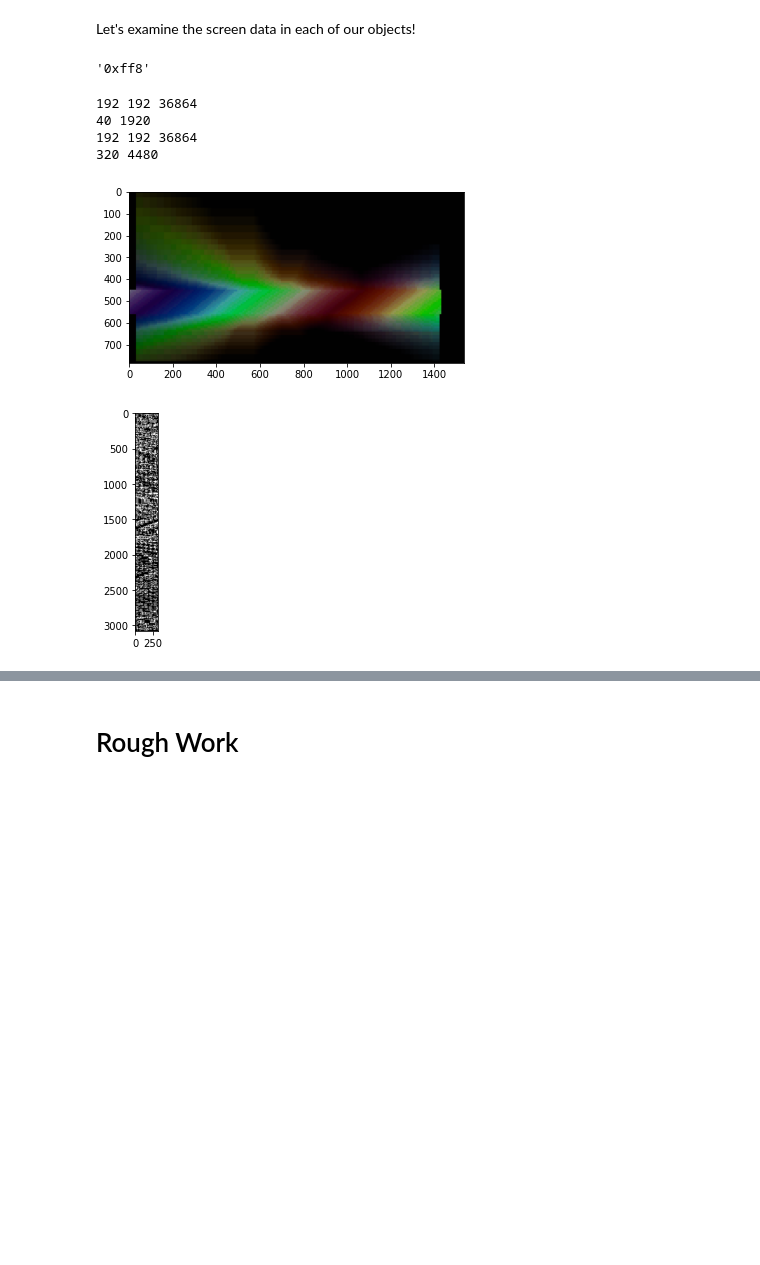
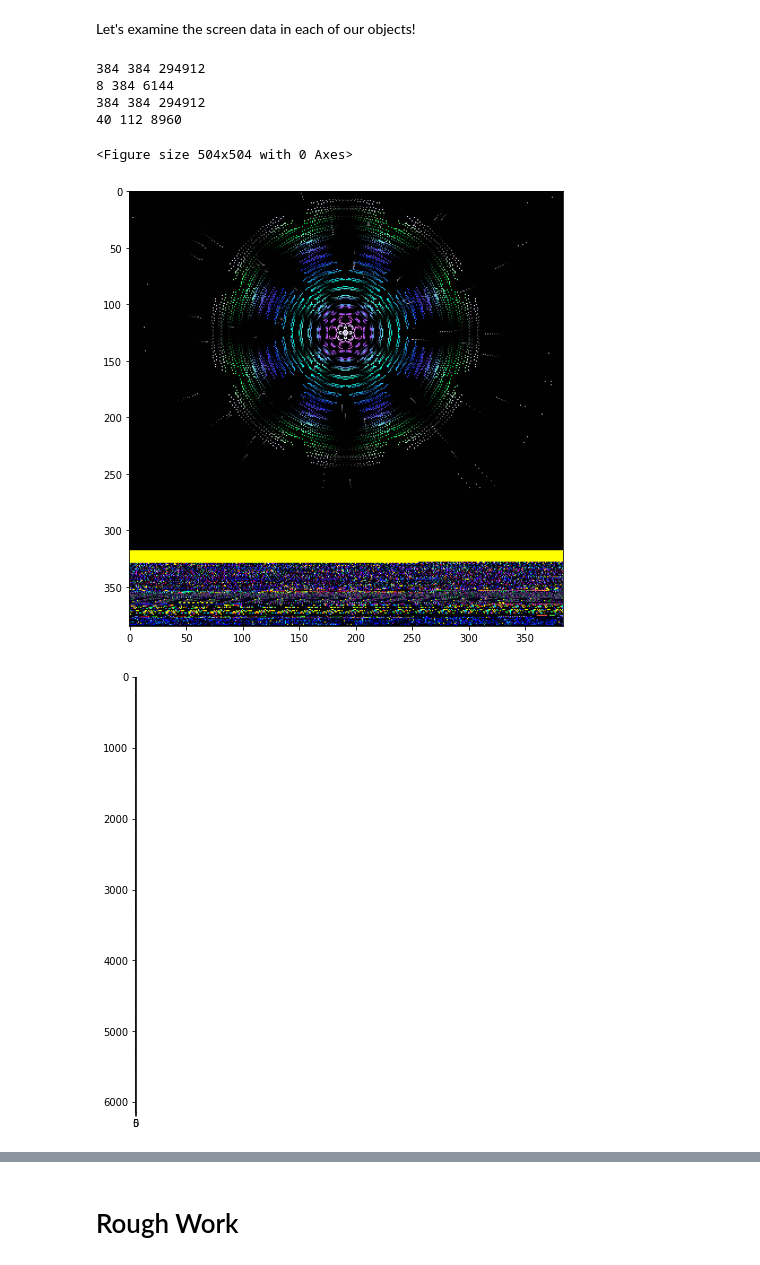
Before and after one commit to mwenge/vlm, a Jupyter notebook: notebooks/Extract and Display Graphics and Screens in the Object List.ipynb, the cells around one changed output, grey strips where cells are left out. Cells and saved outputs as stored; diff of their text form; code cells hidden in the pictures; blank space fills up the shorter version.

```diff
--- a/notebooks/Extract and Display Graphics and Screens in the Object List.ipynb
+++ b/notebooks/Extract and Display Graphics and Screens in the Object List.ipynb
@@ -279,12 +280,11 @@ Stop Object
 # %% [markdown]
 Let's examine the screen data in each of our objects!
-# %%
-hex(4088)
-# %% [output]
-'0xff8'
 # %%
-SCALE = 8
-byte_depth = [1,]
+SCALE = 1
+pixels_for_depth = [get1BitPixels,get1BitPixels,get1BitPixels,get1BitPixels,
+                    getPixels,getPixels]
+
+fig = plt.figure(figsize=(7,7))
 
 def clip_data(data, data_width, clip_width, data_len):
     clipped_data = bytearray()
@@ -294,40 +294,65 @@ def clip_data(data, data_width, clip_width, data_len):
             break
     return clipped_data
 
 for o in obj_list_data:
-    if o["Type"] == 1:
+    if o["Type"] < 2:
+        clip_width = o["IWIDTH"] * 8 * 2
+        data_width = o["DWIDTH"] * 8
+        image_height = o["HEIGHT"]
+        image_width = o["IWIDTH"] * 8
+        if not image_width:
+            continue
+        data_len = (image_width * 2) * image_height
+        print(image_width, image_height, data_len)
+        data = o["DATA_BYTES"]
+        data = clip_data(data, data_width, clip_width, data_len)
+
+        get_pixels = pixels_for_depth[o["DEPTH"]]
+        pixels = get_pixels(data,image_width)
+
+        img = Image.fromarray(pixels,mode='RGB')
+        img = img.resize((img.width * SCALE, img.height * SCALE), Image.NEAREST)
+        plt.figure(figsize=(8,8))
+        plt.imshow(img)
+        continue
+
+    if o["Type"] == 0:
         clip_width = o["IWIDTH"] * 8 * 2
         data_width = o["DWIDTH"] * 8
         image_height = o["HEIGHT"]
         image_width = o["IWIDTH"] * 8
         data_len = image_width * image_height
         print(image_width, image_height, data_len)
+        if not image_width:
+            continue
         data = o["DATA_BYTES"]
         data = clip_data(data, data_width, clip_width, data_len)
-        pixels = getPixels(data,image_width)
+        pixels = get1BitPixels(data,image_width)
         img = Image.fromarray(pixels,mode='RGB')
         img = img.resize((img.width * SCALE, img.height * SCALE), Image.NEAREST)
-        plt.figure()
+        plt.figure(figsize=(7,7))
         plt.imshow(img)
         continue
 
     if o["Type"] == 0:
         width = o["INDEX"] * 10 # This is wrong.
         height = o["HEIGHT"]
         data_len = int((width * height)/8)
         data = o["DATA_BYTES"][:data_len]
         print(width, data_len)
-        width = width
+        if not width:
+            continue
         pixels = get1BitPixels(data,width)
         img = Image.fromarray(pixels,mode='RGB')
         img = img.resize((img.width * SCALE, img.height * SCALE), Image.NEAREST)
         plt.figure()
         plt.imshow(img)
         continue
 # %% [output]
-192 192 36864
-40 1920
-192 192 36864
-320 4480
+384 384 294912
+8 384 6144
+384 384 294912
+40 112 8960
+<Figure size 504x504 with 0 Axes>
-[figure, old version]
+[figure, new version]
-[figure, old version]
+[figure, new version]
```
Also changed, not shown: parts of 2 cells of this notebook, 1 other file.
